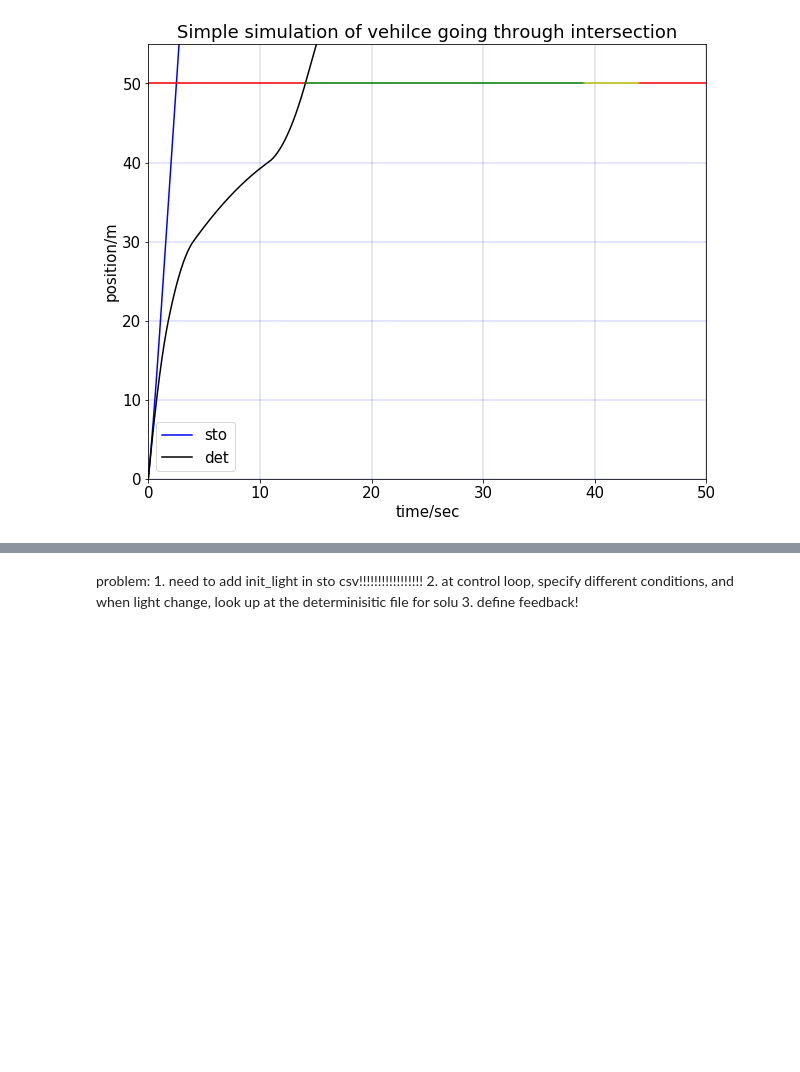
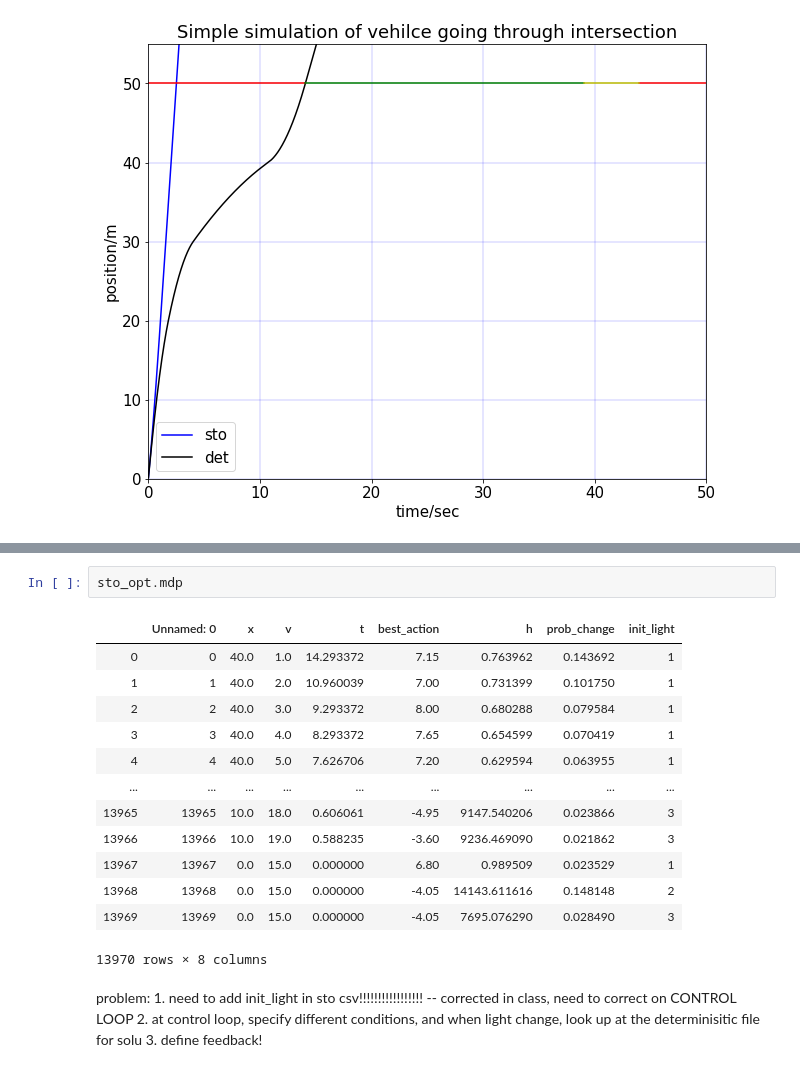
Before and after one commit to TianqiLi7398/EcoDriving_Intersection, a Jupyter notebook: stochastic/sto_det_comp.ipynb, the cells around one changed output, grey strips where cells are left out. Drawn from its saved outputs; the diff is of its cells as text; blank space fills up the shorter version.

```diff
--- a/stochastic/sto_det_comp.ipynb
+++ b/stochastic/sto_det_comp.ipynb
@@ -482,5 +572,21 @@ See the caveats in the documentation: http://pandas.pydata.org/pandas-docs/stabl
+# %%
+sto_opt.mdp
+# %% [output]
+|  | Unnamed: 0 | x | v | t | best_action | h | prob_change | init_light |
+| 0 | 0 | 40.0 | 1.0 | 14.293372 | 7.15 | 0.763962 | 0.143692 | 1 |
+| 1 | 1 | 40.0 | 2.0 | 10.960039 | 7.00 | 0.731399 | 0.101750 | 1 |
+| 2 | 2 | 40.0 | 3.0 | 9.293372 | 8.00 | 0.680288 | 0.079584 | 1 |
+| 3 | 3 | 40.0 | 4.0 | 8.293372 | 7.65 | 0.654599 | 0.070419 | 1 |
+| 4 | 4 | 40.0 | 5.0 | 7.626706 | 7.20 | 0.629594 | 0.063955 | 1 |
+| ... | ... | ... | ... | ... | ... | ... | ... | ... |
+| 13965 | 13965 | 10.0 | 18.0 | 0.606061 | -4.95 | 9147.540206 | 0.023866 | 3 |
+| 13966 | 13966 | 10.0 | 19.0 | 0.588235 | -3.60 | 9236.469090 | 0.021862 | 3 |
+| 13967 | 13967 | 0.0 | 15.0 | 0.000000 | 6.80 | 0.989509 | 0.023529 | 1 |
+| 13968 | 13968 | 0.0 | 15.0 | 0.000000 | -4.05 | 14143.611616 | 0.148148 | 2 |
+| 13969 | 13969 | 0.0 | 15.0 | 0.000000 | -4.05 | 7695.076290 | 0.028490 | 3 |
+13970 rows × 8 columns
 # %% [markdown]
 problem:
-    1. need to add init_light in sto csv!!!!!!!!!!!!!!!!!
+    1. need to add init_light in sto csv!!!!!!!!!!!!!!!!! -- corrected in class, need to correct on CONTROL LOOP
     2. at control loop, specify different conditions, and when light change, look up at the determinisitic file for solu
     3. define feedback!
```
Also changed, not shown: parts of 5 cells of this notebook, 26 other files.
